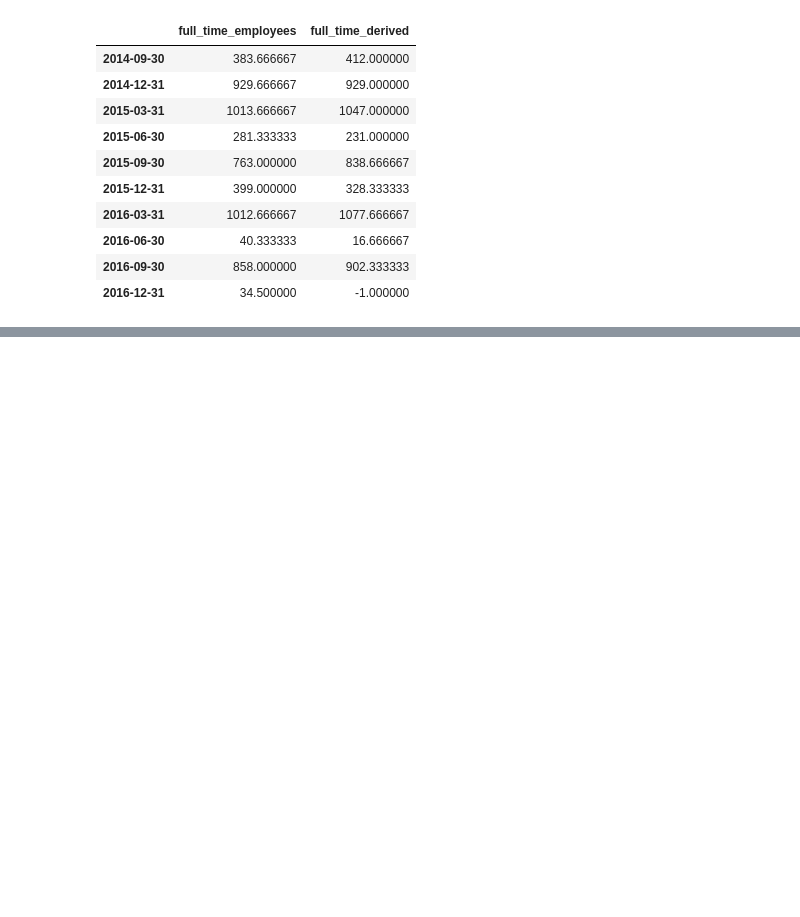
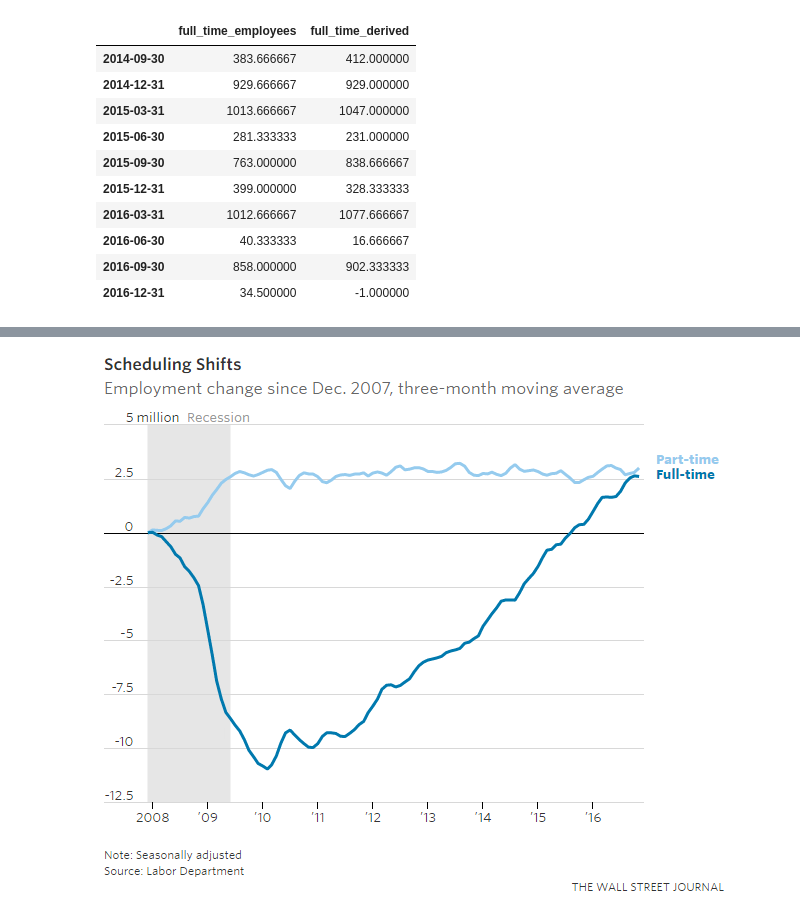
Before and after one commit to NickDoesData/unemployment, a Jupyter notebook: Part II - What is a Job.ipynb, the cells around one changed output, grey strips where cells are left out. Drawn from its saved outputs; the diff is of its cells as text; code cells hidden in the pictures; blank space fills up the shorter version.

```diff
--- a/Part II - What is a Job.ipynb
+++ b/Part II - What is a Job.ipynb
@@ -211,0 +226,4 @@ py.iplot(fig, show_link=False)
+# %%
+Image("plots\wsj_employment_chart.png")
+# %% [output]
+[figure, added]
```
Also changed, not shown: parts of 5 cells of this notebook.
